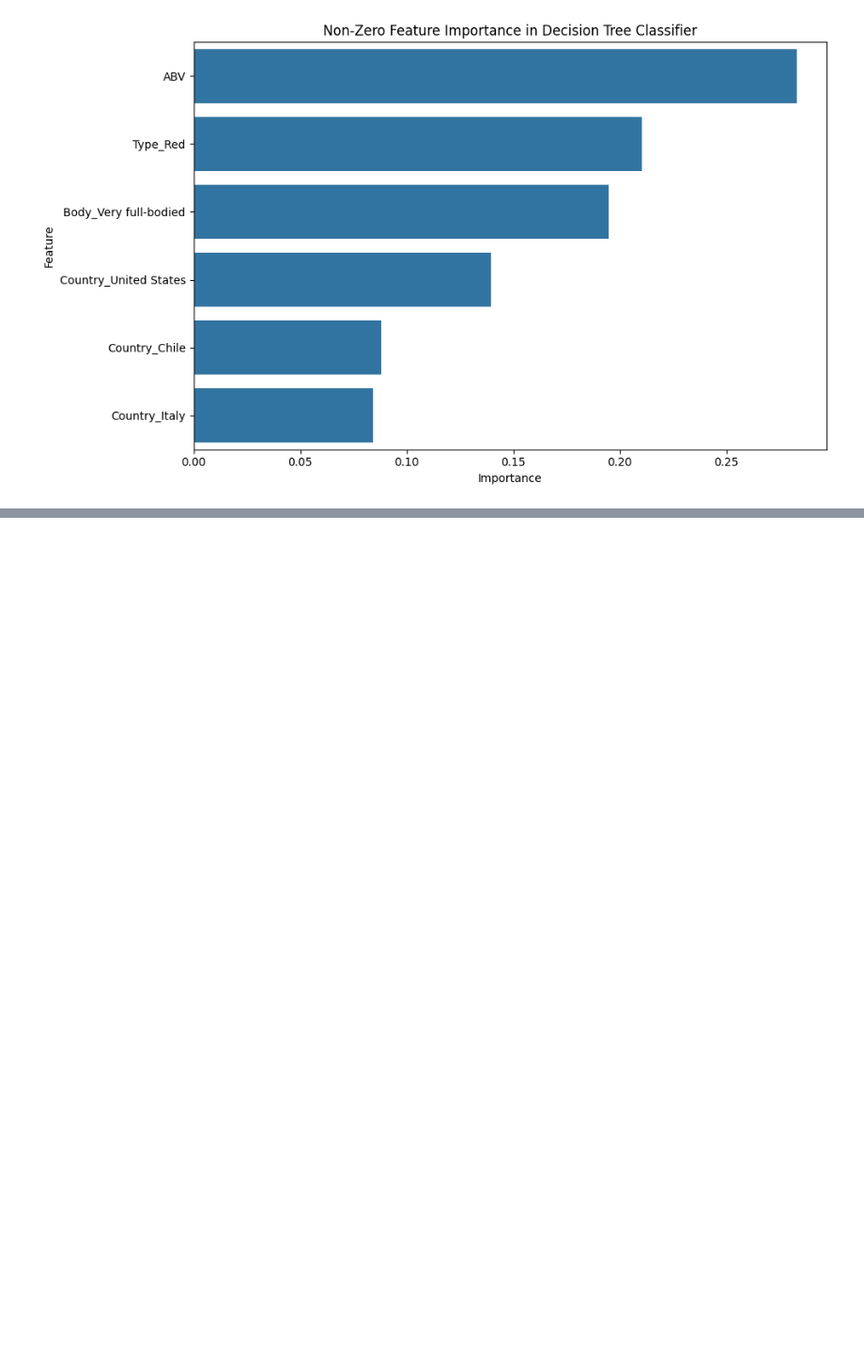
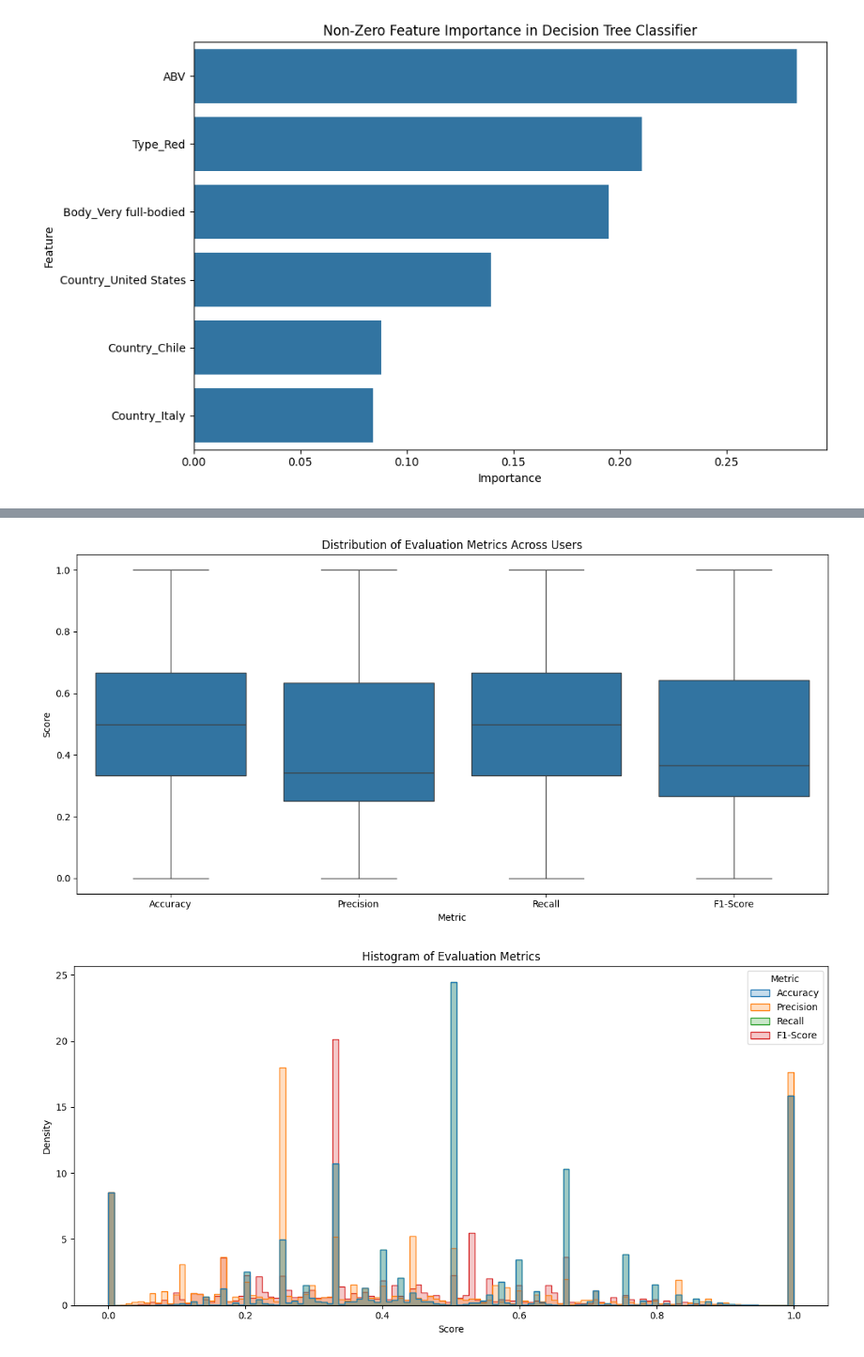
Before and after one commit to NikiLalev/rs_project_group12, a Jupyter notebook: individual_recsys_joao.ipynb, the cells around one changed output, grey strips where cells are left out. Shown at 94% size. Saved outputs shown, nothing was run; the diff lists cells and outputs as text; code cells hidden in the pictures; blank space fills up the shorter version.

Commit message:
Included the Evaluation of Content Based Decision Trees

```diff
--- a/individual_recsys_joao.ipynb
+++ b/individual_recsys_joao.ipynb
@@ -1146,0 +1274,11 @@ metrics_df = pd.DataFrame(results)
+# %%
+# ---------------------------------------
+# Step 7: Load Metrics from CSV
+# ---------------------------------------
+
+# Load the metrics into a DataFrame
+metrics_df = pd.read_csv(output_file)
+
+# Display the first few rows
+print("Sample of Evaluation Metrics:")
+display(metrics_df.head())
@@ -1146,0 +1313,36 @@ metrics_df = pd.DataFrame(results)
+# %%
+# ---------------------------------------
+# Step 9: Visualize the Distribution of Metrics
+# ---------------------------------------
+
+import matplotlib.pyplot as plt
+import seaborn as sns
+
+# Melt the DataFrame for easier plotting
+metrics_melted = metrics_df.melt(
+    id_vars='UserID',
+    value_vars=['Accuracy', 'Precision', 'Recall', 'F1-Score'],
+    var_name='Metric',
+    value_name='Score'
+)
+
+# Plot boxplots for each metric
+plt.figure(figsize=(12, 6))
+sns.boxplot(x='Metric', y='Score', data=metrics_melted)
+plt.title('Distribution of Evaluation Metrics Across Users')
+plt.xlabel('Metric')
+plt.ylabel('Score')
+plt.tight_layout()
+plt.show()
+
+# Plot histograms for each metric
+plt.figure(figsize=(12, 6))
+sns.histplot(data=metrics_melted, x='Score', hue='Metric', element='step', stat='density', common_norm=False)
+plt.title('Histogram of Evaluation Metrics')
+plt.xlabel('Score')
+plt.ylabel('Density')
+plt.tight_layout()
+plt.show()
+# %% [output]
+[figure, added]
+[figure, added]
```
Also changed, not shown: parts of 28 cells of this notebook, 2 other files.
